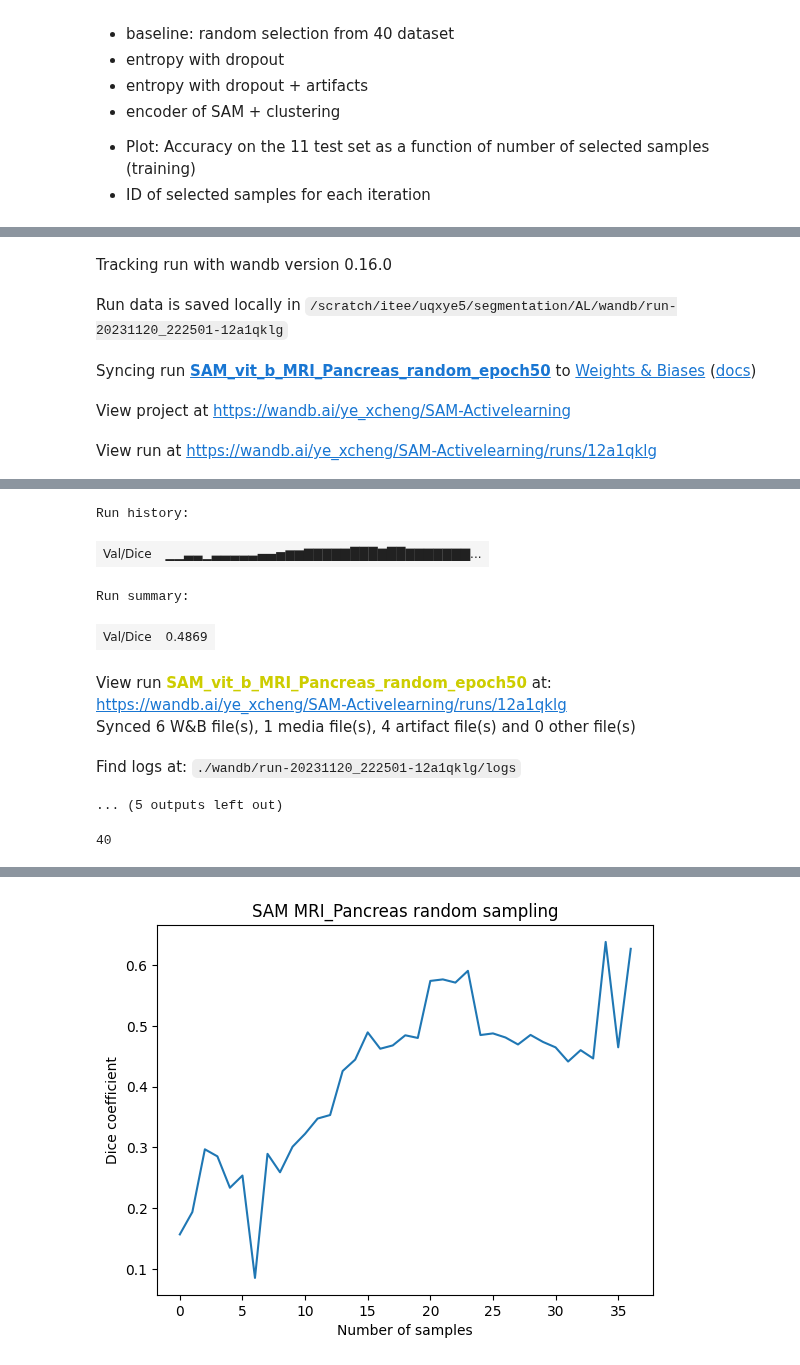
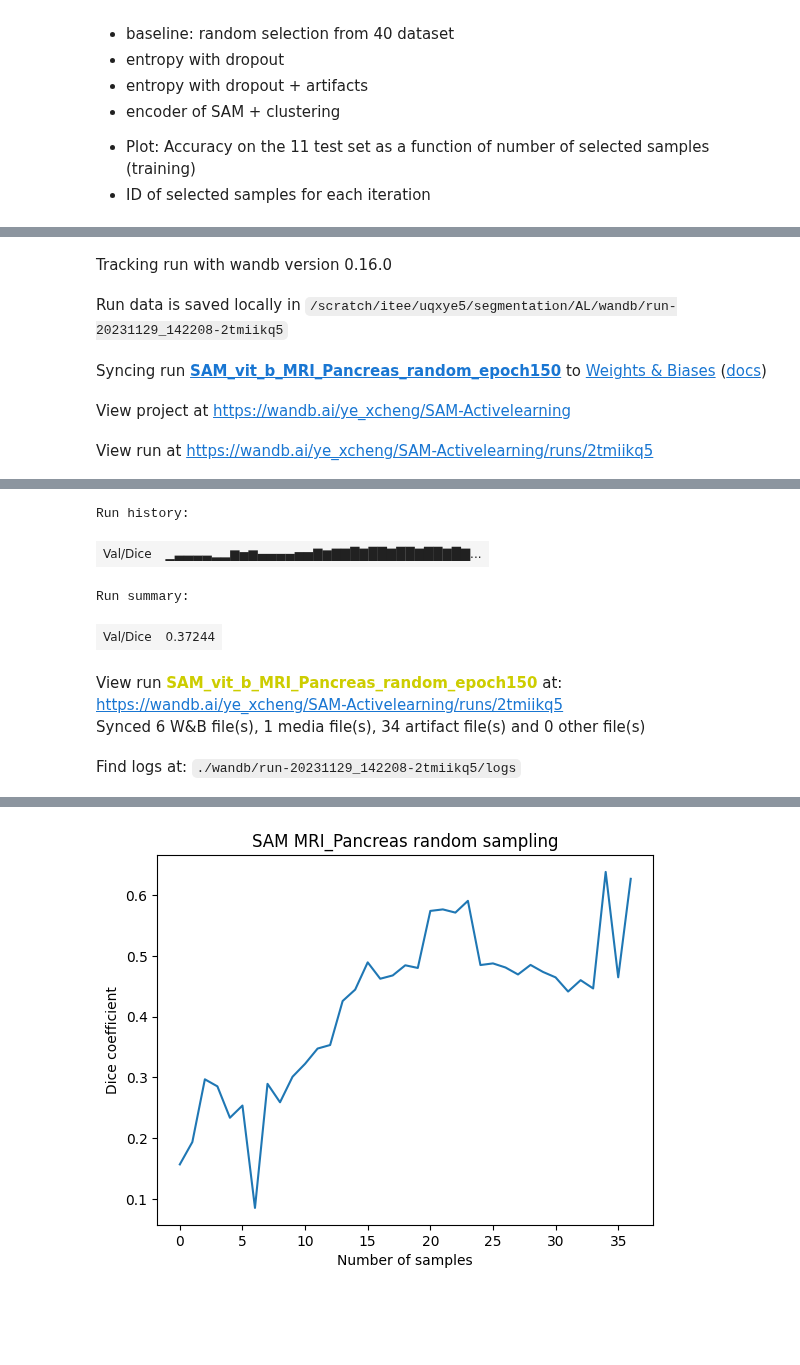
Before and after one commit to yexincheng/ALMRI, a Jupyter notebook: research_questions.ipynb, the cells around one changed output, grey strips where cells are left out. Saved outputs shown, nothing was run; the diff lists cells and outputs as text; code cells hidden in the pictures; blank space fills up the shorter version.

```diff
--- a/research_questions.ipynb
+++ b/research_questions.ipynb
@@ -110,14 +104,9 @@ View run at https://wandb.ai/ye_xcheng/SAM-Activelearning/runs/ji3b7hxu
 # %%
-
+sam_model.train()
 for i in range(len(training_pool)):
-    np.random.seed(2023)
-    next_sample = np.random.choice(training_pool)
-    sample_pool.append(next_sample)
-    training_pool.remove(next_sample)
-
-    # next_sample = np.random.choice(training_pool)
-    # sample_pool.append(next_sample)
-    # training_pool.remove(next_sample)
+    sample_pool, training_pool = random_sampling(training_pool, sample_pool)
+    print('num samples:', len(sample_pool))
+    print('num training:', len(training_pool))
     num_samples = len(sample_pool)
     if num_samples > 2 and num_samples <= 5:
         batch_size = 32
@@ -183,5 +172,5 @@ for i in range(len(training_pool)):
 with open(os.path.join(sampling_datapath, f'{strategy}_pool.json'), 'w') as f:
     json.dump(sample_pool, f, indent=4)
 
-wandb.finish()
+# wandb.finish()
 # %% [output]
@@ -239,14 +194,3 @@ def infer(imgs, embeddings, ckp_path, model_type, device):
-# %%
-def log_image_table(images, preds, gts, id, dice, table):
-    """Log a wandb.Table with (img, pred, gts, scores)
-    Args:
-        images: images (B, H, W, 3)
-        preds: predicted masks (B, H, W)
-        gts: ground truth masks (B, H, W)
-    """
-    index = len(images) // 2 # log the middle slice
-    table.add_data(wandb.Image(images[index][:, :, 0]), wandb.Image(preds[index, :, :,]), wandb.Image(gts[index, :, :,]), id, dice)
-    wandb.log({"Val/predictions_table":table}, commit=True)
 # %%
 !export WANDB_BASE_URL=http://172.17.0.1:8080
 # !export WANDB_API_KEY=4aaa2e71cdec13a78a42c6ceac38dd0c7235a131
@@ -260,12 +204,13 @@ wandb: WARNING Consider setting the WANDB_API_KEY environment variable, or runni
 wandb: Appending key for api.wandb.ai to your netrc file: /clusterdata/uqxye5/.netrc
 True
 # %%
-num_epochs = 50
+from eval import infer, log_image_table
+
+num_epochs = 150
 ckp_paths = sorted(glob(os.path.join(save_path_ckp, f'epochs{num_epochs}', '*latest.pth')))
 testing_pool_path = os.path.join(prefix, task, 'test')
 testing_pool = glob(os.path.join(testing_pool_path, '*.npz'))
 dice_test = []
-
 
 # wandb
 wandb.init(
@@ -303,11 +248,12 @@ for p in tqdm(ckp_paths):
             preds_int = preds * 1 # convert boolean to int
             log_image_table(imgs, preds_int, gts, id, dice, table)
     dice_test.append(np.mean(avg_dice))
-    wandb.log({"Val/Dice": np.mean(avg_dice)}, commit=True)
+    wandb.log({f"Val/Dice {strategy} epoch{num_epochs}": np.mean(avg_dice)}, commit=True)
+wandb.log({"predictions_table":table}, commit=True)
 wandb.finish()
 # %% [output]
 Tracking run with wandb version 0.16.0
-Run data is saved locally in /scratch/itee/uqxye5/segmentation/AL/wandb/run-20231120_222501-12a1qklg
+Run data is saved locally in /scratch/itee/uqxye5/segmentation/AL/wandb/run-20231129_142208-2tmiikq5
-Syncing run SAM_vit_b_MRI_Pancreas_random_epoch50 to Weights & Biases (docs)
+Syncing run SAM_vit_b_MRI_Pancreas_random_epoch150 to Weights & Biases (docs)
 View project at https://wandb.ai/ye_xcheng/SAM-Activelearning
-View run at https://wandb.ai/ye_xcheng/SAM-Activelearning/runs/12a1qklg
+View run at https://wandb.ai/ye_xcheng/SAM-Activelearning/runs/2tmiikq5
@@ -320,13 +260,8 @@ wandb: WARNING (User provided step: 5 is less than current step: 39. Dropping en
 wandb: WARNING Source type is set to 'repo' but some required information is missing from the environment. A job will not be created from this run. See https://docs.wandb.ai/guides/launch/create-job
 Run history:
-| Val/Dice | ▁▁▃▃▁▃▃▃▃▃▄▄▅▆▆▇▇▇▇▇███▇██▇▇▇▇▇▇▇... |
+| Val/Dice | ▁▃▃▃▃▂▂▆▅▆▄▄▄▄▅▅▇▆▇▇█▇██▇██▇██▇█▇... |
 Run summary:
-| Val/Dice | 0.4869 |
+| Val/Dice | 0.37244 |
-View run SAM_vit_b_MRI_Pancreas_random_epoch50 at: https://wandb.ai/ye_xcheng/SAM-Activelearning/runs/12a1qklg
-Synced 6 W&B file(s), 1 media file(s), 4 artifact file(s) and 0 other file(s)
+View run SAM_vit_b_MRI_Pancreas_random_epoch150 at: https://wandb.ai/ye_xcheng/SAM-Activelearning/runs/2tmiikq5
+Synced 6 W&B file(s), 1 media file(s), 34 artifact file(s) and 0 other file(s)
-Find logs at: ./wandb/run-20231120_222501-12a1qklg/logs
+Find logs at: ./wandb/run-20231129_142208-2tmiikq5/logs
-... (5 outputs left out)
-# %%
-len(ckp_paths)
-# %% [output]
-40
```
Also changed, not shown: parts of 7 cells of this notebook, 4 other files.
